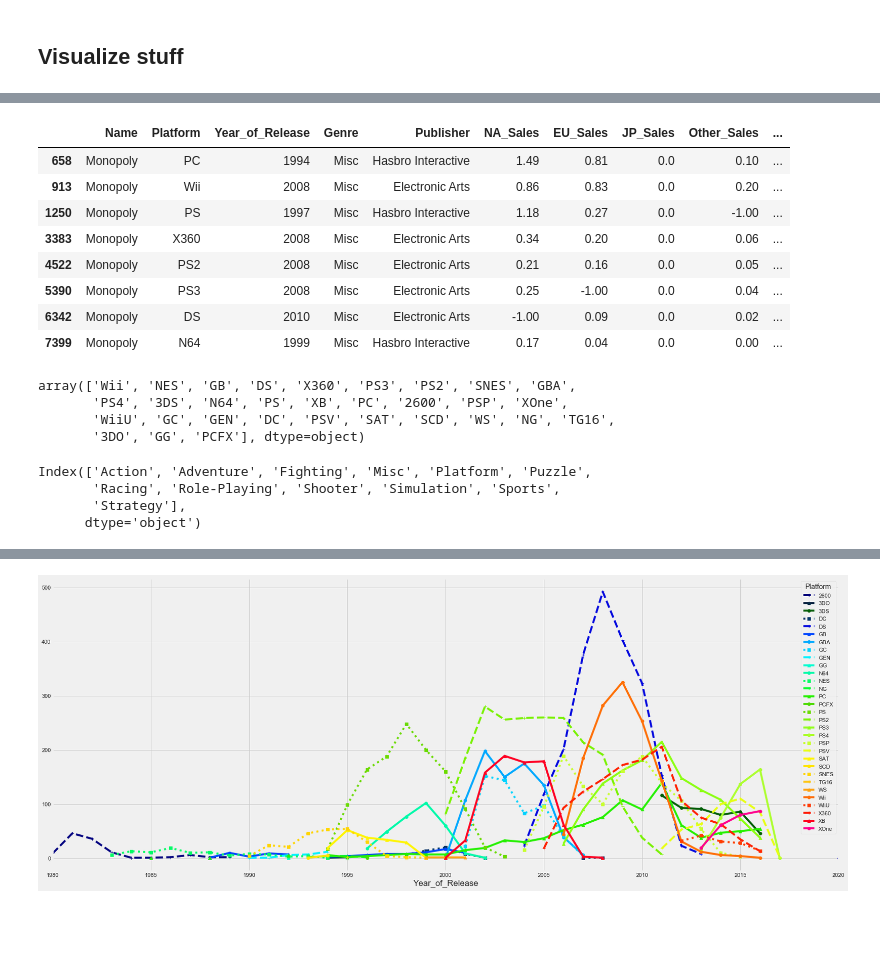
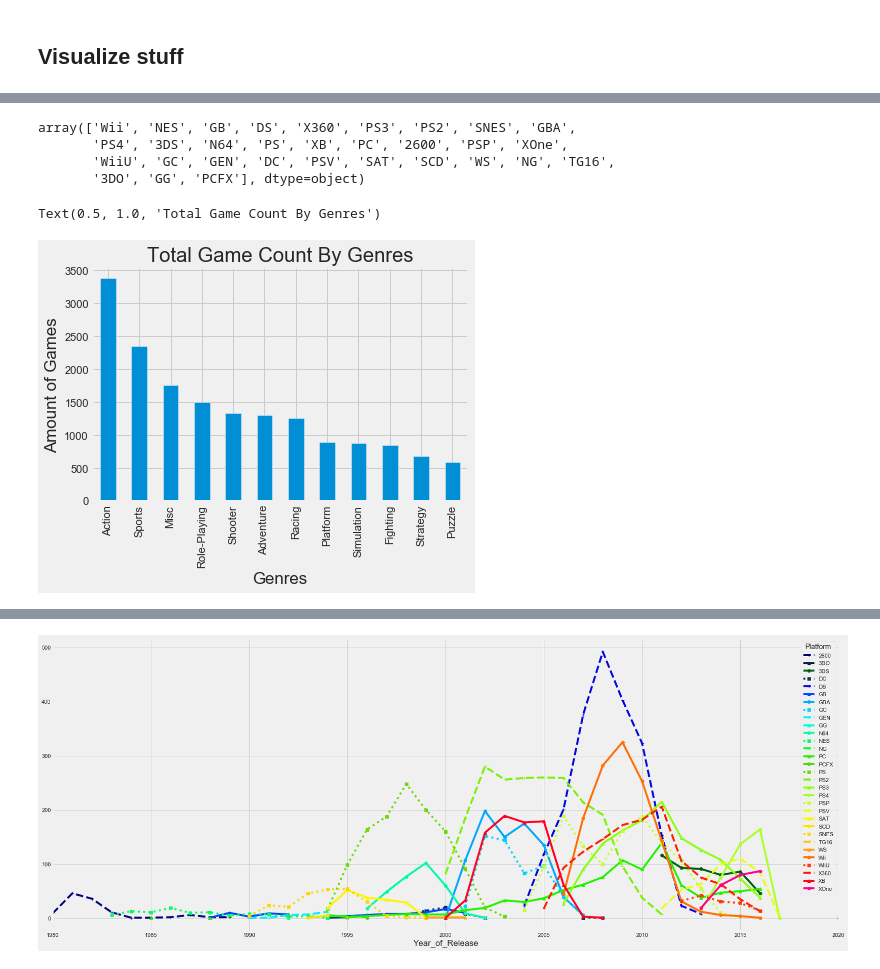
Before and after one commit to Noixas/DataMadness-2020-Video-Games-Sales-2019, a Jupyter notebook: datamadness.ipynb, the cells around one changed output, grey strips where cells are left out. Saved outputs shown, nothing was run; the diff lists cells and outputs as text; code cells hidden in the pictures; blank space fills up the shorter version.

```diff
--- a/datamadness.ipynb
+++ b/datamadness.ipynb
@@ -115,20 +117,0 @@ df.Global_Sales[:100].plot.bar()
-# %%
-df[df['Name'] == 'Monopoly']
-# %% [output]
-|  | Name | Platform | Year_of_Release | Genre | Publisher | NA_Sales | EU_Sales | JP_Sales | Other_Sales | ... |
-| 658 | Monopoly | PC | 1994 | Misc | Hasbro Interactive | 1.49 | 0.81 | 0.0 | 0.10 | ... |
-| 913 | Monopoly | Wii | 2008 | Misc | Electronic Arts | 0.86 | 0.83 | 0.0 | 0.20 | ... |
-| 1250 | Monopoly | PS | 1997 | Misc | Hasbro Interactive | 1.18 | 0.27 | 0.0 | -1.00 | ... |
-| 3383 | Monopoly | X360 | 2008 | Misc | Electronic Arts | 0.34 | 0.20 | 0.0 | 0.06 | ... |
-| 4522 | Monopoly | PS2 | 2008 | Misc | Electronic Arts | 0.21 | 0.16 | 0.0 | 0.05 | ... |
-| 5390 | Monopoly | PS3 | 2008 | Misc | Electronic Arts | 0.25 | -1.00 | 0.0 | 0.04 | ... |
-| 6342 | Monopoly | DS | 2010 | Misc | Electronic Arts | -1.00 | 0.09 | 0.0 | 0.02 | ... |
-| 7399 | Monopoly | N64 | 1999 | Misc | Hasbro Interactive | 0.17 | 0.04 | 0.0 | 0.00 | ... |
-# %%
-df.Platform.unique()
-# df[df.Platform=='PC']
-# %% [output]
-array(['Wii', 'NES', 'GB', 'DS', 'X360', 'PS3', 'PS2', 'SNES', 'GBA',
-       'PS4', '3DS', 'N64', 'PS', 'XB', 'PC', '2600', 'PSP', 'XOne',
-       'WiiU', 'GC', 'GEN', 'DC', 'PSV', 'SAT', 'SCD', 'WS', 'NG', 'TG16',
-       '3DO', 'GG', 'PCFX'], dtype=object)
@@ -137,10 +118,21 @@ df_genre = df.groupby(['Genre','Name'])
+# %%
+df[df['Name'] == 'Monopoly'].head(3) #We see games are repeated since every platform has diff. values
+df.Platform.unique()
+# %% [output]
+array(['Wii', 'NES', 'GB', 'DS', 'X360', 'PS3', 'PS2', 'SNES', 'GBA',
+       'PS4', '3DS', 'N64', 'PS', 'XB', 'PC', '2600', 'PSP', 'XOne',
+       'WiiU', 'GC', 'GEN', 'DC', 'PSV', 'SAT', 'SCD', 'WS', 'NG', 'TG16',
+       '3DO', 'GG', 'PCFX'], dtype=object)
 # %%
 # df_genre.first()#[df_genre.Name == 'Minecraft']
+df_genre = df.groupby(['Genre','Name'])
 df['Genre']= df['Genre'].astype('category')
-genres = df.Genre.cat.categories
-print(genres)
+genres = df.Genre.cat.categories #get indexes* of categories
-# %% [output]
-Index(['Action', 'Adventure', 'Fighting', 'Misc', 'Platform', 'Puzzle',
-       'Racing', 'Role-Playing', 'Shooter', 'Simulation', 'Sports',
-       'Strategy'],
-      dtype='object')
+# %%
+df['Genre'].value_counts().plot(kind='bar')
+plt.xlabel("Genres");
+plt.ylabel('Amount of Games') #TODO: merge same name
+plt.title('Total Game Count By Genres')
+# %% [output]
+Text(0.5, 1.0, 'Total Game Count By Genres')
+[figure, added]
```
Also changed, not shown: parts of 11 cells of this notebook.
